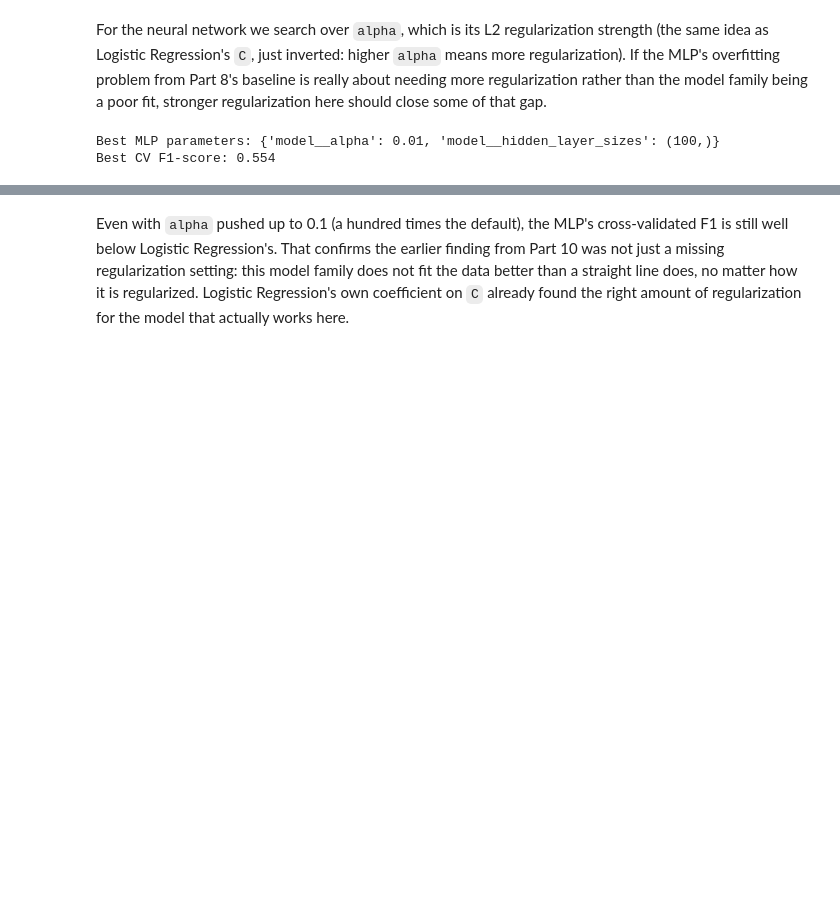
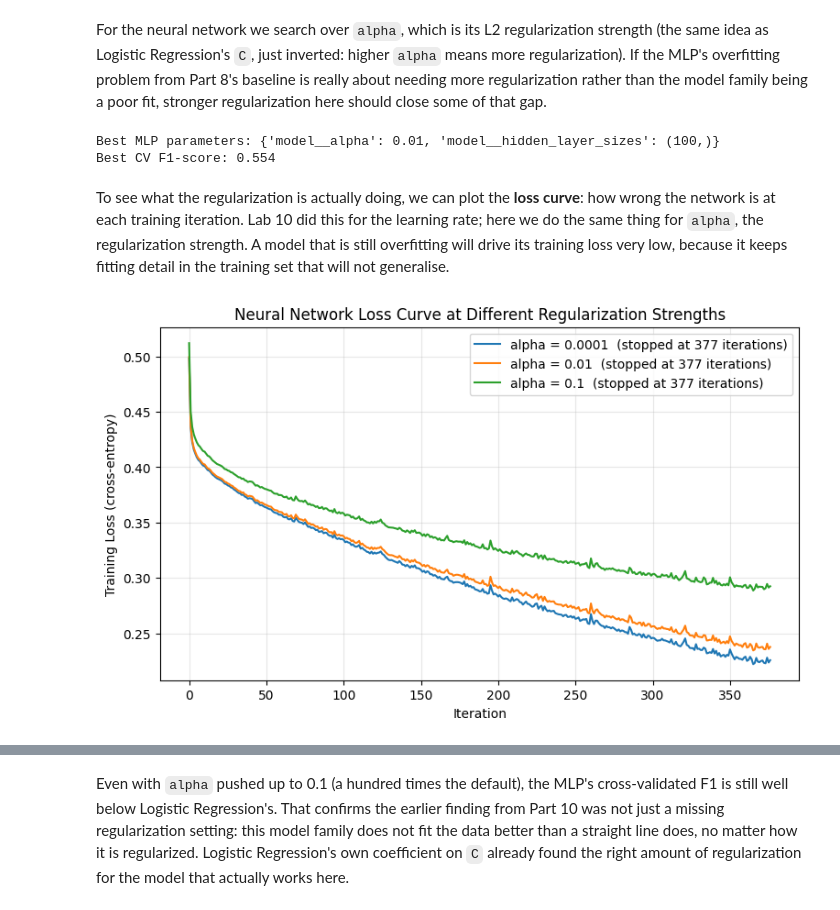
Before and after one commit to MarkY-0/mlai-mini-project, a Jupyter notebook: notebooks/churn_prediction.ipynb, the cells around one changed output, grey strips where cells are left out. Saved outputs shown, nothing was run; the diff lists cells and outputs as text; code cells hidden in the pictures; blank space fills up the shorter version.

Commit message:
Add MLP loss curve to Part 9 for the rubric's loss-curve requirement

```diff
--- a/notebooks/churn_prediction.ipynb
+++ b/notebooks/churn_prediction.ipynb
@@ -582,3 +587,31 @@ print("Best CV F1-score:", round(mlp_grid.best_score_, 3))
 # %% [output]
 Best MLP parameters: {'model__alpha': 0.01, 'model__hidden_layer_sizes': (100,)}
 Best CV F1-score: 0.554
+# %% [markdown]
+To see what the regularization is actually doing, we can plot the **loss curve**: how wrong the
+network is at each training iteration. Lab 10 did this for the learning rate; here we do the same
+thing for `alpha`, the regularization strength. A model that is still overfitting will drive its
+training loss very low, because it keeps fitting detail in the training set that will not
+generalise.
+# %%
+# Loss curve: how the training error falls as the network learns.
+# Higher alpha means stronger regularization, which should stop the loss dropping so far.
+alphas_to_plot = [0.0001, 0.01, 0.1]
+
+plt.figure(figsize=(9, 5))
+
+for a in alphas_to_plot:
+    mlp = make_pipeline(MLPClassifier(alpha=a, hidden_layer_sizes=(100,),
+                                      max_iter=1500, random_state=RANDOM_SEED))
+    mlp.fit(X_train, y_train)
+    loss_values = mlp.named_steps["model"].loss_curve_
+    plt.plot(loss_values, label=f"alpha = {a}  (stopped at {len(loss_values)} iterations)")
+
+plt.xlabel("Iteration")
+plt.ylabel("Training Loss (cross-entropy)")
+plt.title("Neural Network Loss Curve at Different Regularization Strengths")
+plt.legend()
+plt.grid(alpha=0.3)
+plt.show()
+# %% [output]
+[figure, added]
```
Also changed, not shown: parts of 2 cells of this notebook.
